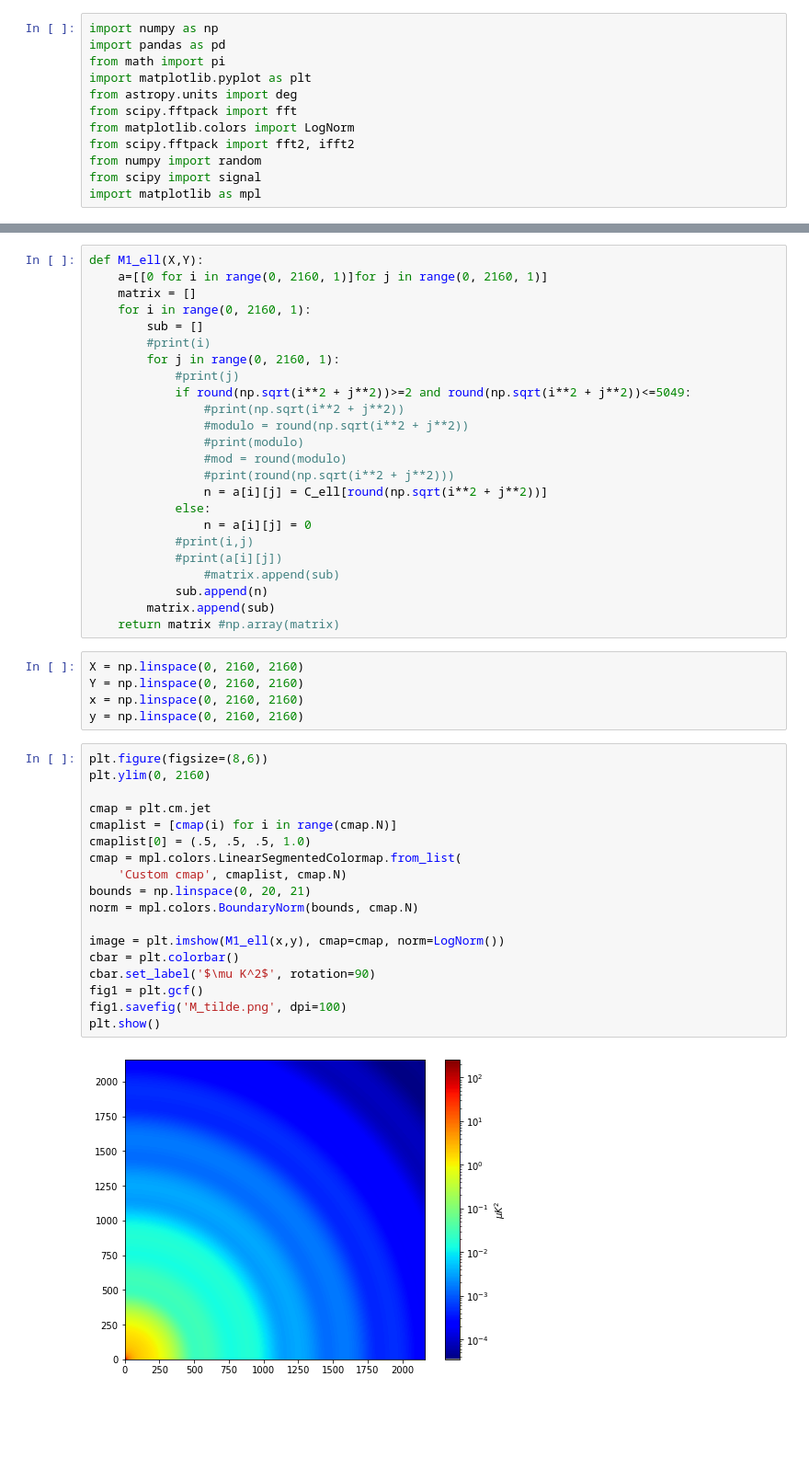
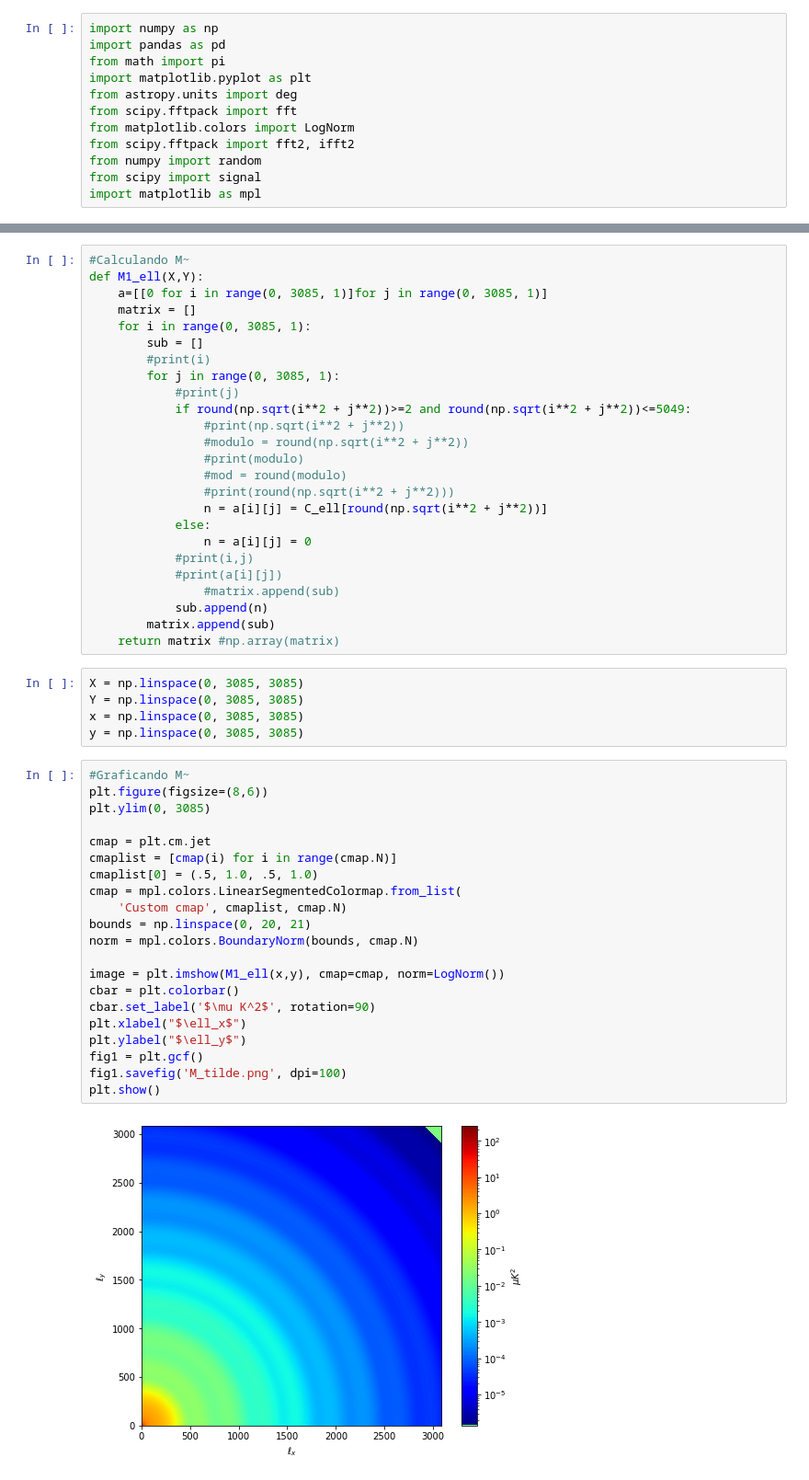
Before and after one commit to Cony06/mapacmb, a Jupyter notebook: tarea2_parte1.ipynb, the cells around one changed output, grey strips where cells are left out. Shown at 92% size. Cells and saved outputs as stored; diff of their text form; blank space fills up the shorter version.

```diff
--- a/tarea2_parte1.ipynb
+++ b/tarea2_parte1.ipynb
@@ -25,11 +24,12 @@ C_ell = round(c_ell,10)
 # %%
+#Calculando M~
 def M1_ell(X,Y):
-    a=[[0 for i in range(0, 2160, 1)]for j in range(0, 2160, 1)]
+    a=[[0 for i in range(0, 3085, 1)]for j in range(0, 3085, 1)]
     matrix = []
-    for i in range(0, 2160, 1):
+    for i in range(0, 3085, 1):
         sub = []
         #print(i)
-        for j in range(0, 2160, 1):
+        for j in range(0, 3085, 1):
             #print(j)
             if round(np.sqrt(i**2 + j**2))>=2 and round(np.sqrt(i**2 + j**2))<=5049:
                 #print(np.sqrt(i**2 + j**2))
@@ -47,27 +47,30 @@ def M1_ell(X,Y):
         matrix.append(sub)
     return matrix #np.array(matrix)
 # %%
-X = np.linspace(0, 2160, 2160)
-Y = np.linspace(0, 2160, 2160)
-x = np.linspace(0, 2160, 2160)
-y = np.linspace(0, 2160, 2160)
+X = np.linspace(0, 3085, 3085)
+Y = np.linspace(0, 3085, 3085)
+x = np.linspace(0, 3085, 3085)
+y = np.linspace(0, 3085, 3085)
 # %%
+#Graficando M~
 plt.figure(figsize=(8,6))
-plt.ylim(0, 2160)
+plt.ylim(0, 3085)
 
 cmap = plt.cm.jet
 cmaplist = [cmap(i) for i in range(cmap.N)]
-cmaplist[0] = (.5, .5, .5, 1.0)
+cmaplist[0] = (.5, 1.0, .5, 1.0)
 cmap = mpl.colors.LinearSegmentedColormap.from_list(
     'Custom cmap', cmaplist, cmap.N)
 bounds = np.linspace(0, 20, 21)
 norm = mpl.colors.BoundaryNorm(bounds, cmap.N)
 
 image = plt.imshow(M1_ell(x,y), cmap=cmap, norm=LogNorm())
 cbar = plt.colorbar()
 cbar.set_label('$\mu K^2$', rotation=90)
+plt.xlabel("$\ell_x$")
+plt.ylabel("$\ell_y$")
 fig1 = plt.gcf()
 fig1.savefig('M_tilde.png', dpi=100)
 plt.show()
 # %% [output]
-[figure, old version]
+[figure, new version]
```
Also changed, not shown: parts of 15 cells of this notebook.
